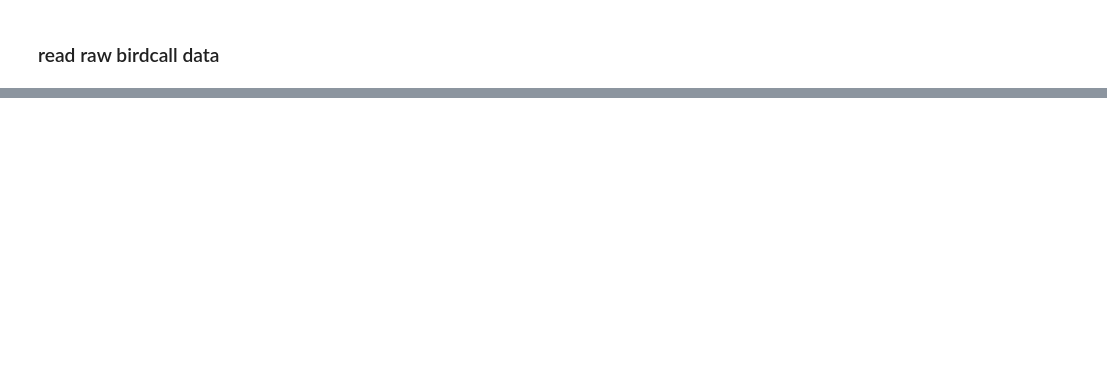
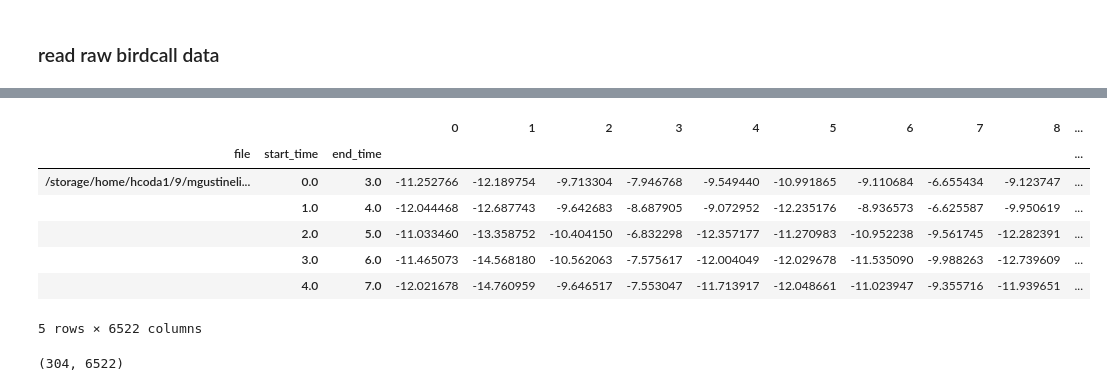
Before and after one commit to dsgt-arc/birdclef-2025, a Jupyter notebook: notebooks/embed/20250524-mg-embed.ipynb, the cells around one changed output, grey strips where cells are left out. Drawn from its saved outputs; the diff is of its cells as text; code cells hidden in the pictures; blank space fills up the shorter version.

```diff
--- a/notebooks/embed/20250524-mg-embed.ipynb
+++ b/notebooks/embed/20250524-mg-embed.ipynb
@@ -91,0 +133,13 @@ ls: write error: Broken pipe
+# %%
+display(preds.head())
+display(preds.shape)
+# %% [output]
+|  |  |  | 0 | 1 | 2 | 3 | 4 | 5 | 6 | 7 | 8 | ... |
+| file | start_time | end_time |  |  |  |  |  |  |  |  |  | ... |
+| /storage/home/hcoda1/9/mgustineli... | 0.0 | 3.0 | -11.252766 | -12.189754 | -9.713304 | -7.946768 | -9.549440 | -10.991865 | -9.110684 | -6.655434 | -9.123747 | ... |
+|  | 1.0 | 4.0 | -12.044468 | -12.687743 | -9.642683 | -8.687905 | -9.072952 | -12.235176 | -8.936573 | -6.625587 | -9.950619 | ... |
+|  | 2.0 | 5.0 | -11.033460 | -13.358752 | -10.404150 | -6.832298 | -12.357177 | -11.270983 | -10.952238 | -9.561745 | -12.282391 | ... |
+|  | 3.0 | 6.0 | -11.465073 | -14.568180 | -10.562063 | -7.575617 | -12.004049 | -12.029678 | -11.535090 | -9.988263 | -12.739609 | ... |
+|  | 4.0 | 7.0 | -12.021678 | -14.760959 | -9.646517 | -7.553047 | -11.713917 | -12.048661 | -11.023947 | -9.355716 | -11.939651 | ... |
+5 rows × 6522 columns
+(304, 6522)
```
Also changed, not shown: parts of 9 cells of this notebook, 2 other files.
